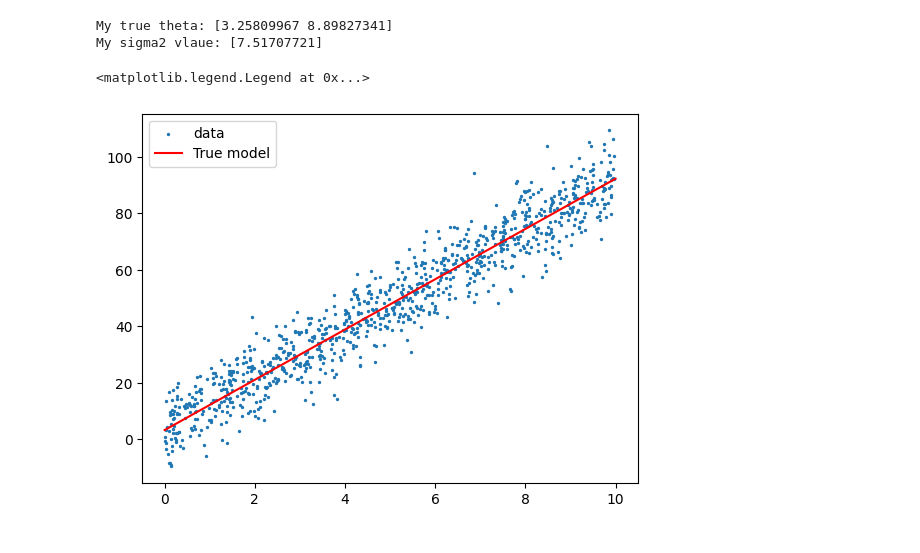
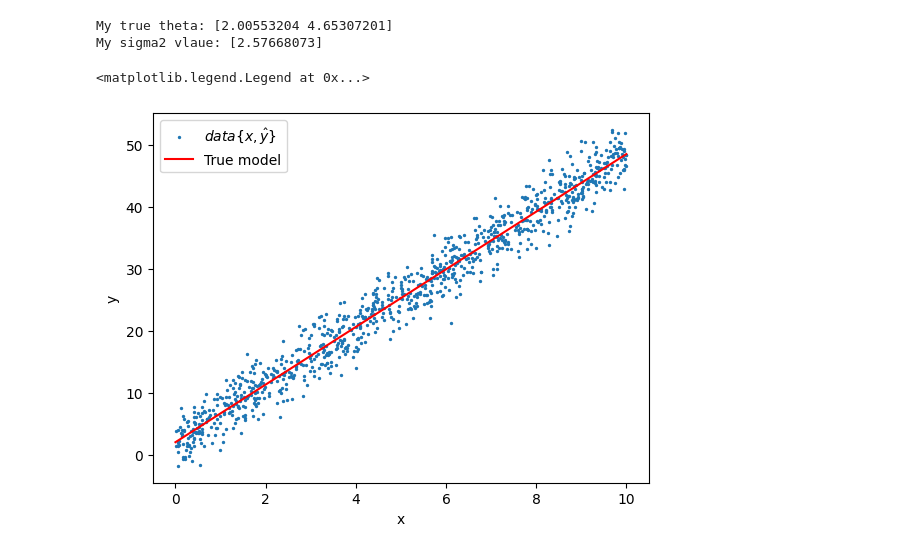
Before and after one commit to HyeonKim1/MCMC, a Jupyter notebook: example.ipynb, the cells around one changed output. Saved outputs shown, nothing was run; the diff lists cells and outputs as text; code cells hidden in the pictures.

```diff
--- a/example.ipynb
+++ b/example.ipynb
@@ -1,32 +1,34 @@
 # %%
 from pipe import *
 # %%
-random_seed=1
+random_seed=1234
 np.random.seed(random_seed)
 
 data_size=1000
 
 data_x=np.random.uniform(0,10,size=data_size)
-ture_theta=np.random.uniform(0,10,size=2)
-sigma2=np.random.uniform(0,10,size=1)
+ture_theta=np.random.uniform(0,5,size=2)
+sigma2=np.random.uniform(0,5,size=1)
 
 print("My true theta:", ture_theta)
 print("My sigma2 vlaue:", sigma2)
 
 data_y=make_nosie_data(data_x,ture_theta,sigma2,random_seed=random_seed)
 # %% [output]
-My true theta: [3.25809967 8.89827341]
-My sigma2 vlaue: [7.51707721]
+My true theta: [2.00553204 4.65307201]
+My sigma2 vlaue: [2.57668073]
 # %%
 linera_x=np.linspace(0,10,100)
 
 linear_y=linear_model(linera_x,ture_theta)
-plt.scatter(data_x,data_y,s=2,label='data')
+plt.scatter(data_x,data_y,s=2,label=r'$data \{ x, \hat{y} \} $')
 plt.plot(linera_x,linear_y,c='r',label='True model')
+plt.xlabel('x')
+plt.ylabel('y')
 plt.legend()
 # %% [output]
 <matplotlib.legend.Legend at 0x...>
-[figure, old version]
+[figure, new version]
 # %%
 mycode=my_MCMC(data_x,data_y)
 # %%
```
Also changed, not shown: parts of 11 cells of this notebook, 2 other files.
